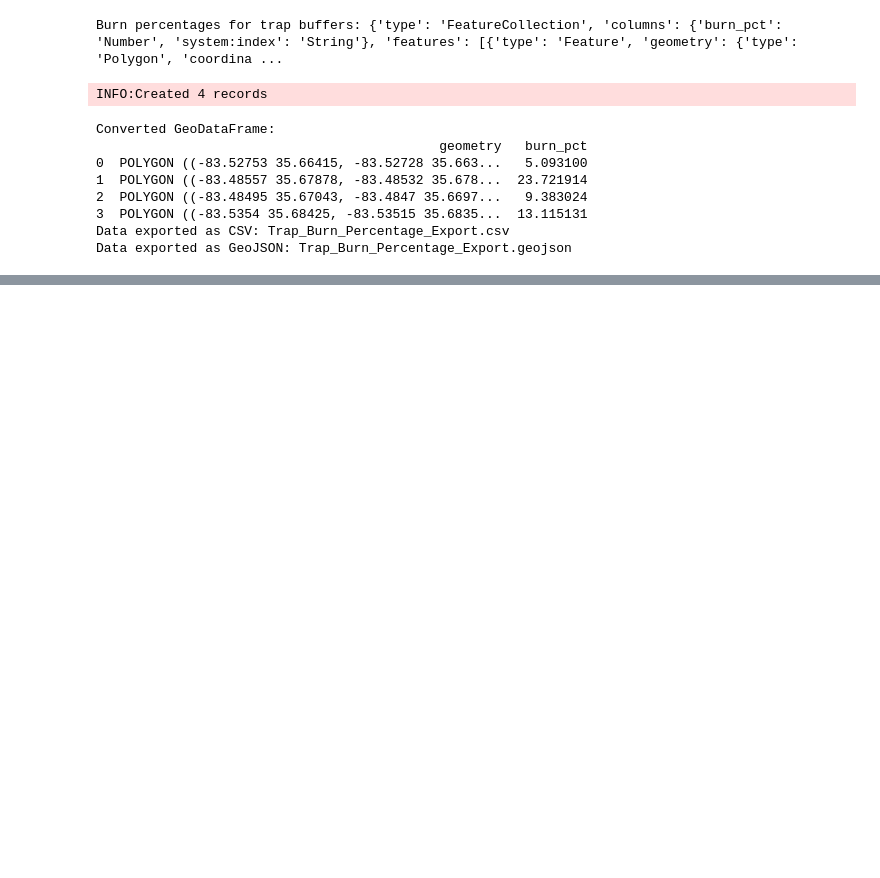
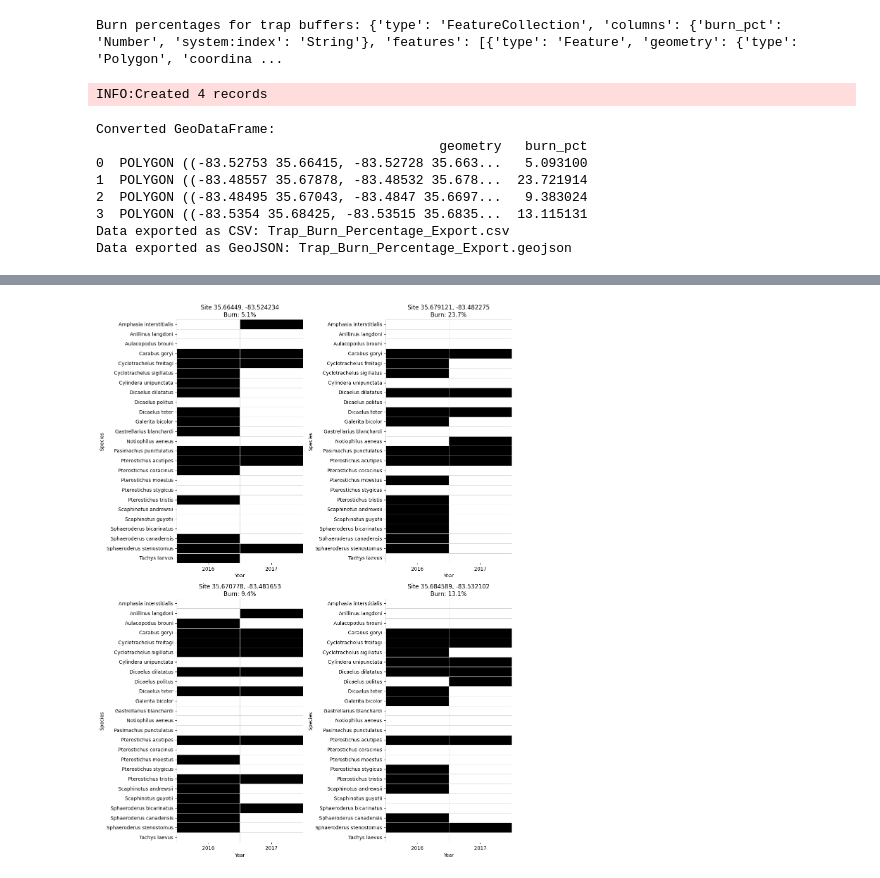
Before and after one commit to kllewers/NEON_GBIF_GSM_Fire_Comparison, a Jupyter notebook: code/Absence_Presence_EDA_Example_Notebook copy.ipynb, the cells around one changed output, grey strips where cells are left out. Cells and saved outputs as stored; diff of their text form; code cells hidden in the pictures; blank space fills up the shorter version.

Commit message:
presence absence showing for everything now

```diff
--- a/code/Absence_Presence_EDA_Example_Notebook copy.ipynb
+++ b/code/Absence_Presence_EDA_Example_Notebook copy.ipynb
@@ -567,0 +448,100 @@ Merged data:
+# %%
+import geopandas as gpd
+import pandas as pd
+import seaborn as sns
+import matplotlib.pyplot as plt
+import numpy as np
+from shapely import wkt
+
+# ---------------------------------------
+# 1) Load occurrences and tag each record with its trap “site”
+# ---------------------------------------
+occ = gpd.read_file("gbif_carabids_gsmnp_2016_2017.geojson")
+occ['site'] = (
+    occ['latitude'].round(6).astype(str) + ", " +
+    occ['longitude'].round(6).astype(str)
+)
+
+all_species = sorted(occ['species'].unique())
+
+# ---------------------------------------
+# 2) Load burn‐percentage data & build a site → burn_pct lookup
+# ---------------------------------------
+df_burn = pd.read_csv("Trap_Burn_Percentage_Export.csv")
+df_burn['geometry'] = df_burn['geometry'].apply(wkt.loads)
+gdf_burn = gpd.GeoDataFrame(df_burn, geometry='geometry', crs="EPSG:4326")
+
+# Compute centroids so we can recreate the same "site" key
+gdf_burn['centroid'] = gdf_burn.geometry.centroid
+gdf_burn['lat'] = gdf_burn.centroid.y.round(6)
+gdf_burn['lon'] = gdf_burn.centroid.x.round(6)
+gdf_burn['site'] = gdf_burn['lat'].astype(str) + ", " + gdf_burn['lon'].astype(str)
+
+# Build a dict: site → burn percentage
+burn_mapping = gdf_burn.set_index('site')['burn_pct'].to_dict()
+
+# ---------------------------------------
+# 3) Prepare subplots (2×2 for four sites)
+# ---------------------------------------
+sites = occ['site'].unique()
+n_sites = len(sites)
+n_cols = 2
+n_rows = int(np.ceil(n_sites / n_cols))
+fig, axes = plt.subplots(n_rows, n_cols, figsize=(n_cols * 6, n_rows * 8))
+
+# ---------------------------------------
+# 4) Loop over each site, build presence/absence, and plot
+# ---------------------------------------
+for ax, site in zip(axes.flat, sites):
+    # Filter to that site
+    occ_site = occ[occ['site'] == site]
+
+    # One row per species-year
+    presence = (
+        occ_site[['species', 'year']]
+        .drop_duplicates()
+        .assign(presence=1)
+    )
+
+    # Pivot into species × year
+    pivot = (
+        presence
+        .pivot(index='species', columns='year', values='presence')
+        .fillna(0)
+        .astype(int)
+    )
+
+    # Ensure both years are columns
+    for yr in [2016, 2017]:
+        if yr not in pivot.columns:
+            pivot[yr] = 0
+    pivot = pivot[[2016, 2017]]
+
+    pivot = pivot.reindex(index=all_species, fill_value=0)
+
+    # Plot heatmap
+    sns.heatmap(
+        pivot,
+        cmap='Greys',
+        cbar=False,
+        linewidths=0.5,
+        linecolor='lightgray',
+        ax=ax
+    )
+
+    # Get burn percentage for this site
+    burn_pct = burn_mapping.get(site, 0.0)
+
+    # Update title to include site and burn %
+    ax.set_title(f"Site {site}\nBurn: {burn_pct:.1f}%", fontsize=12)
+    ax.set_xlabel("Year")
+    ax.set_ylabel("Species")
+
+# Turn off any extra axes (if fewer than 4 sites)
+for ax in axes.flat[n_sites:]:
+    ax.axis('off')
+
+plt.tight_layout()
+plt.show()
+# %% [output]
+[figure, added]
```
Also changed, not shown: parts of 6 cells of this notebook.
